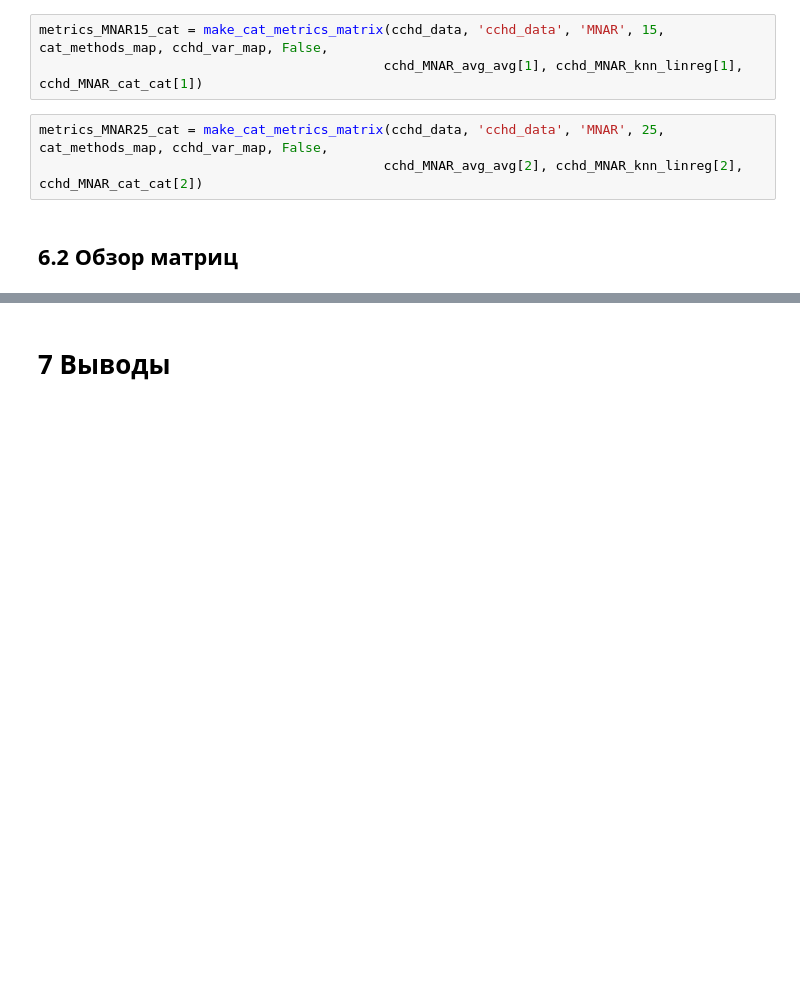
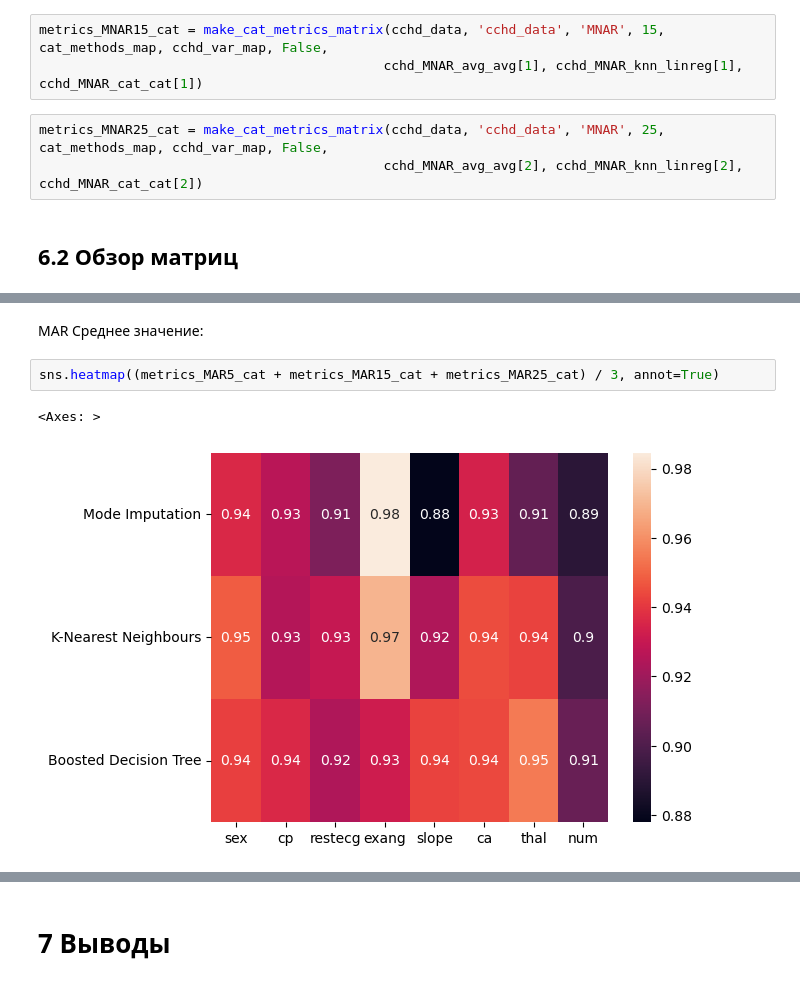
Before and after one commit to ngumbk/grad_missing_imputation, a Jupyter notebook: Research Notebooks/Data_research.ipynb, the cells around one changed output, grey strips where cells are left out. Drawn from its saved outputs; the diff is of its cells as text; blank space fills up the shorter version.

```diff
--- a/Research Notebooks/Data_research.ipynb
+++ b/Research Notebooks/Data_research.ipynb
@@ -1366,0 +1374,7 @@ metrics_MNAR25_cat = make_cat_metrics_matrix(cchd_data, 'cchd_data', 'MNAR', 25,
+# %% [markdown]
+MAR Среднее значение:
+# %%
+sns.heatmap((metrics_MAR5_cat + metrics_MAR15_cat + metrics_MAR25_cat) / 3, annot=True)
+# %% [output]
+<Axes: >
+[figure, added]
```
Also changed, not shown: parts of 32 cells of this notebook.
